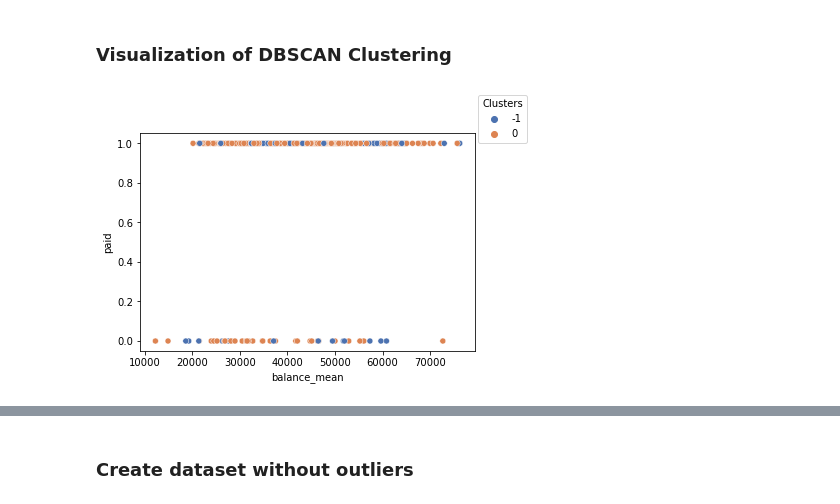
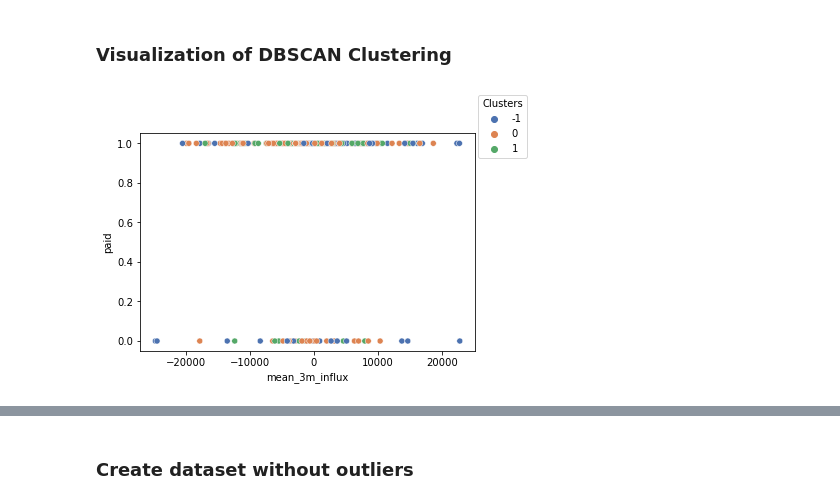
Before and after one commit to ruialves35/feup-ac, a Jupyter notebook: src/outliers.ipynb, the cells around one changed output, grey strips where cells are left out. Drawn from its saved outputs; the diff is of its cells as text; code cells hidden in the pictures.

```diff
--- a/src/outliers.ipynb
+++ b/src/outliers.ipynb
@@ -54,5 +55,5 @@ k_distance_plot(data, len(data.columns) * 2)
 # %%
-eps = 24000
+eps = 21000
 min_samples = len(data.columns) * 2
 data_labels = DB_outliers(data, eps, min_samples)
 # %% [output]
@@ -69,8 +70,8 @@ According to DBSCAN, our data contains 20.7% of outliers.
 # %% [markdown]
 ### Visualization of DBSCAN Clustering
 # %%
-p = sb.scatterplot(data=data, x="balance_mean", y="paid", hue=data_labels, legend="full", palette="deep")
+p = sb.scatterplot(data=data, x="mean_3m_influx", y="paid", hue=data_labels, legend="full", palette="deep")
 sb.move_legend(p, "upper right", bbox_to_anchor=(1.17, 1.2), title='Clusters')
 plt.show()
 # %% [output]
-[figure, old version]
+[figure, new version]
```
Also changed, not shown: parts of 7 cells of this notebook.
